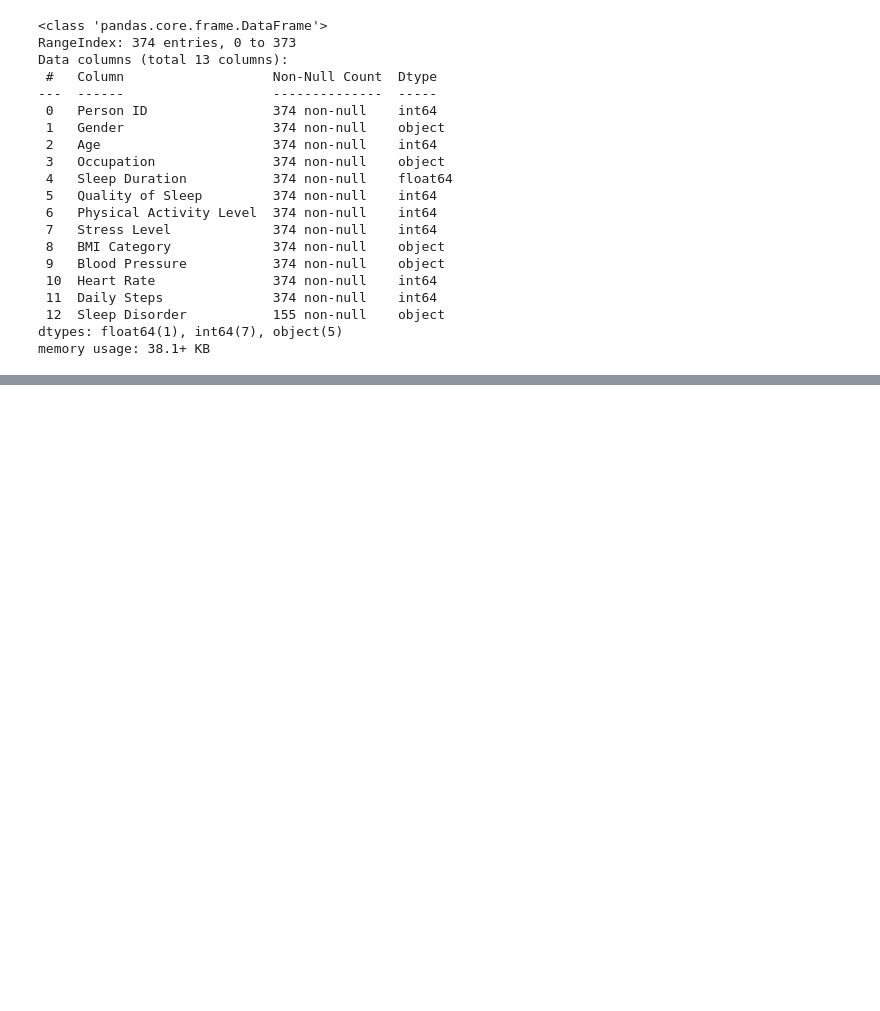
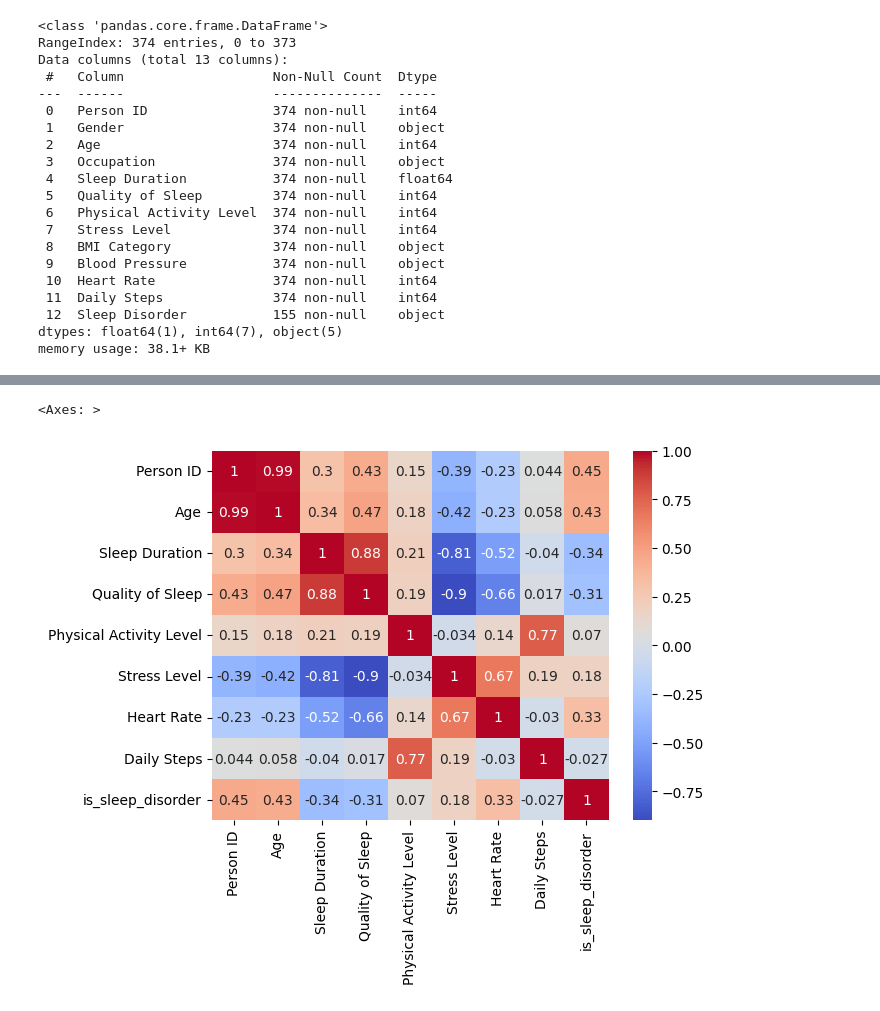
Before and after one commit to metedogan/sleep_health_and_life_style, a Jupyter notebook: notebooks/data_cleaning.ipynb, the cells around one changed output, grey strips where cells are left out. Cells and saved outputs as stored; diff of their text form; code cells hidden in the pictures; blank space fills up the shorter version.

```diff
--- a/notebooks/data_cleaning.ipynb
+++ b/notebooks/data_cleaning.ipynb
@@ -97,0 +126,3 @@ memory usage: 38.1+ KB
+# %%
+data["Sleep Disorder"].fillna("Healthy", inplace=True)
+data["Sleep Disorder"].value_counts()
@@ -97,0 +137,2 @@ memory usage: 38.1+ KB
+# %%
+data['is_sleep_disorder'] = data['Sleep Disorder'].apply(lambda x: 1 if x != 'Healthy' else 0)
@@ -97,0 +141,7 @@ memory usage: 38.1+ KB
+# %%
+# Select only the numeric columns
+numeric_data = data.select_dtypes(include=[np.number])
+
+# Compute the correlation of 'is_sleep_disorder' with other numeric columns
+correlation_with_sleep_disorder = numeric_data.corr()['is_sleep_disorder']
+correlation_with_sleep_disorder
@@ -97,0 +159,5 @@ memory usage: 38.1+ KB
+# %%
+sns.heatmap(numeric_data.corr(), annot=True, cmap='coolwarm')
+# %% [output]
+<Axes: >
+[figure, added]
```
Also changed, not shown: parts of 8 cells of this notebook, 1 other file.
